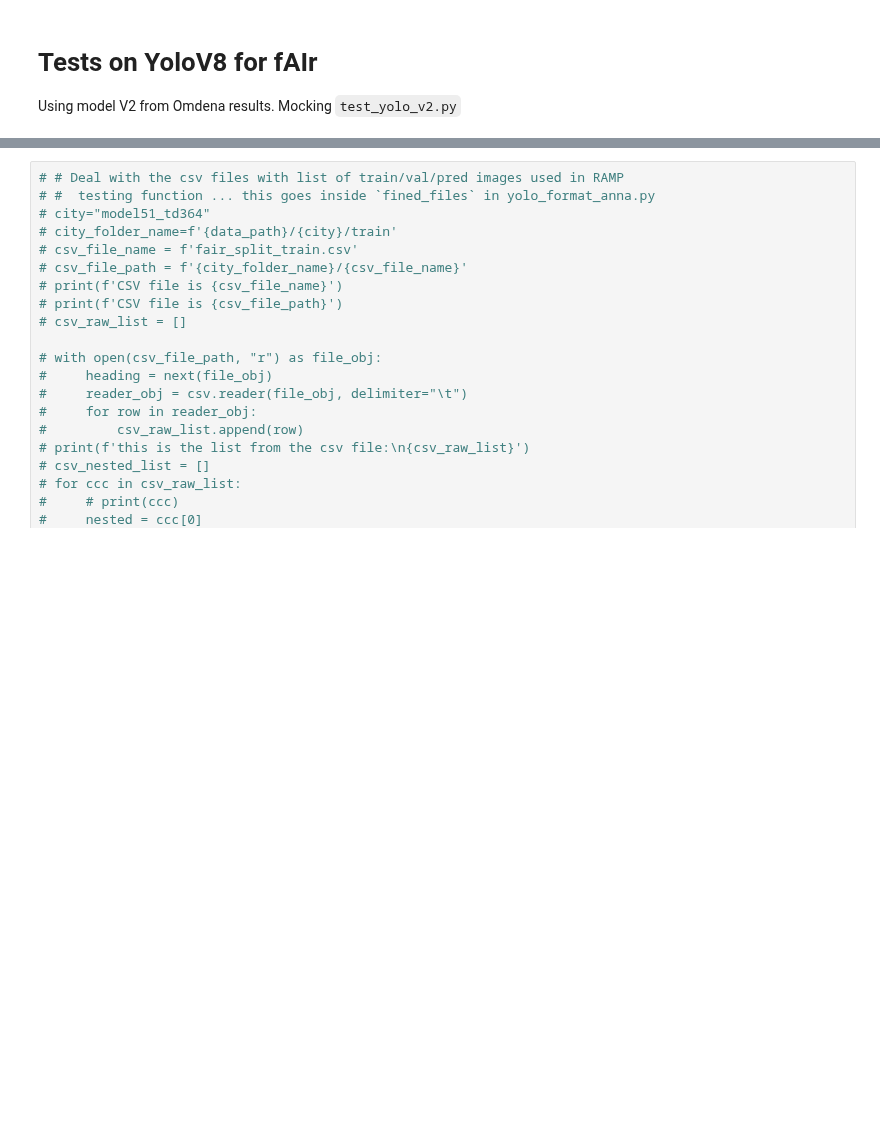
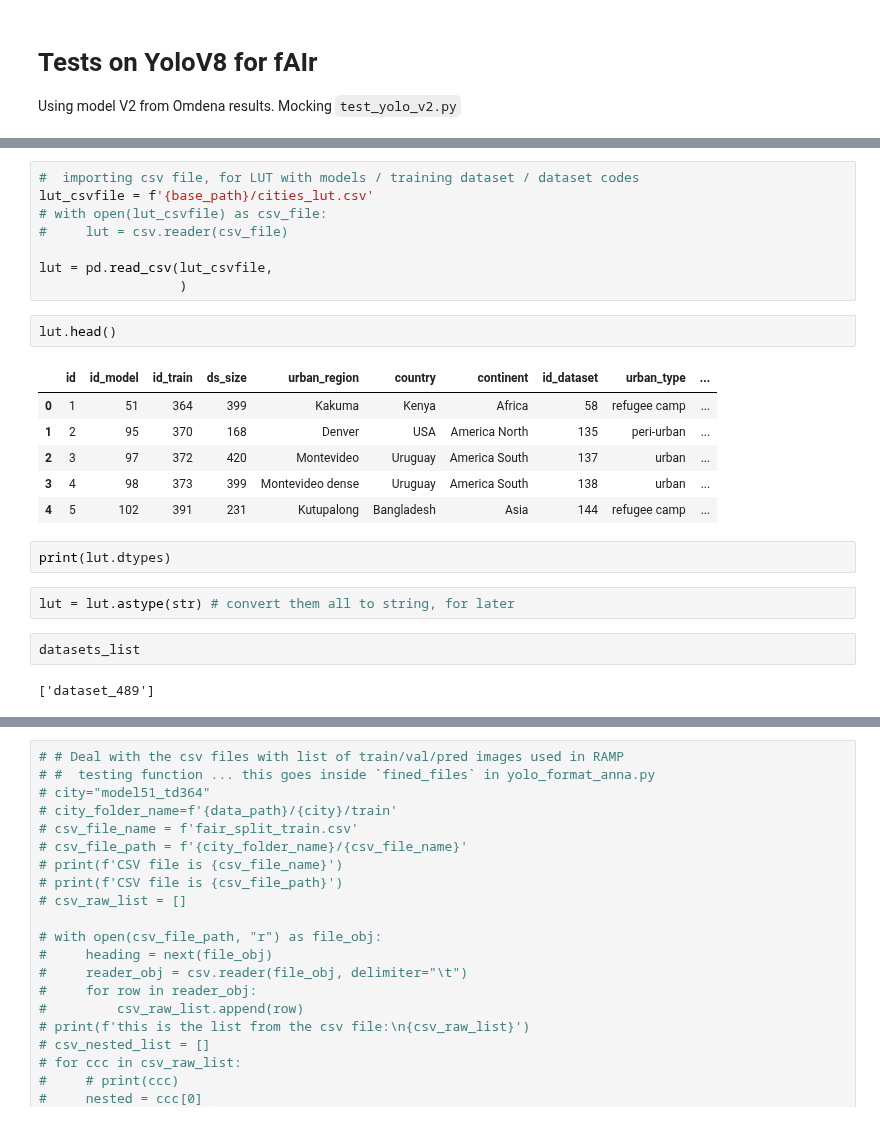
Before and after one commit to ciupava/fAIr-utilities, a Jupyter notebook: annas_test.ipynb, the cells around one changed output, grey strips where cells are left out. Cells and saved outputs as stored; diff of their text form; blank space fills up the shorter version.

```diff
--- a/annas_test.ipynb
+++ b/annas_test.ipynb
@@ -38,0 +86,25 @@ for i in cities_list:
+# %%
+#  importing csv file, for LUT with models / training dataset / dataset codes
+lut_csvfile = f'{base_path}/cities_lut.csv'
+# with open(lut_csvfile) as csv_file:
+#     lut = csv.reader(csv_file)
+
+lut = pd.read_csv(lut_csvfile,
+                  )
+# %%
+lut.head()
+# %% [output]
+|  | id | id_model | id_train | ds_size | urban_region | country | continent | id_dataset | urban_type | ... |
+| 0 | 1 | 51 | 364 | 399 | Kakuma | Kenya | Africa | 58 | refugee camp | ... |
+| 1 | 2 | 95 | 370 | 168 | Denver | USA | America North | 135 | peri-urban | ... |
+| 2 | 3 | 97 | 372 | 420 | Montevideo | Uruguay | America South | 137 | urban | ... |
+| 3 | 4 | 98 | 373 | 399 | Montevideo dense | Uruguay | America South | 138 | urban | ... |
+| 4 | 5 | 102 | 391 | 231 | Kutupalong | Bangladesh | Asia | 144 | refugee camp | ... |
+# %%
+print(lut.dtypes)
+# %%
+lut = lut.astype(str) # convert them all to string, for later
+# %%
+datasets_list
+# %% [output]
+['dataset_489']
```
Also changed, not shown: parts of 18 cells of this notebook, 2 other files.
